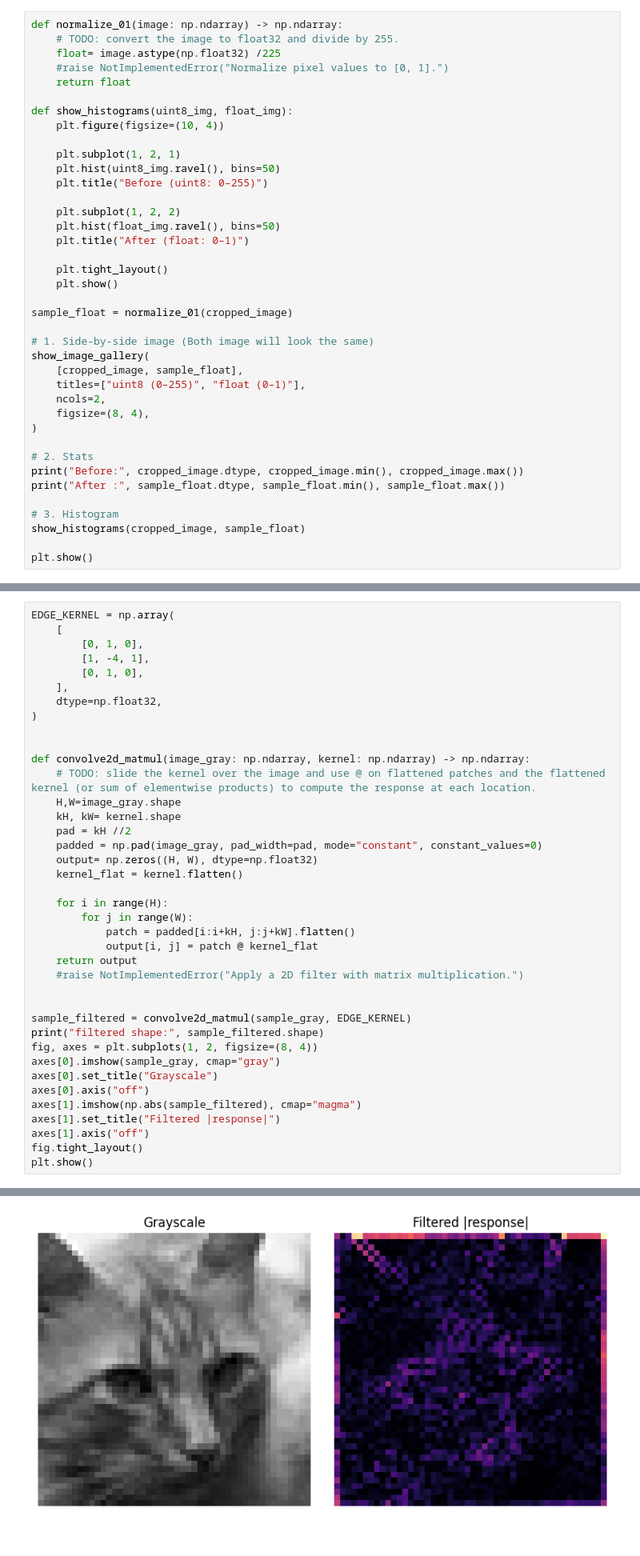
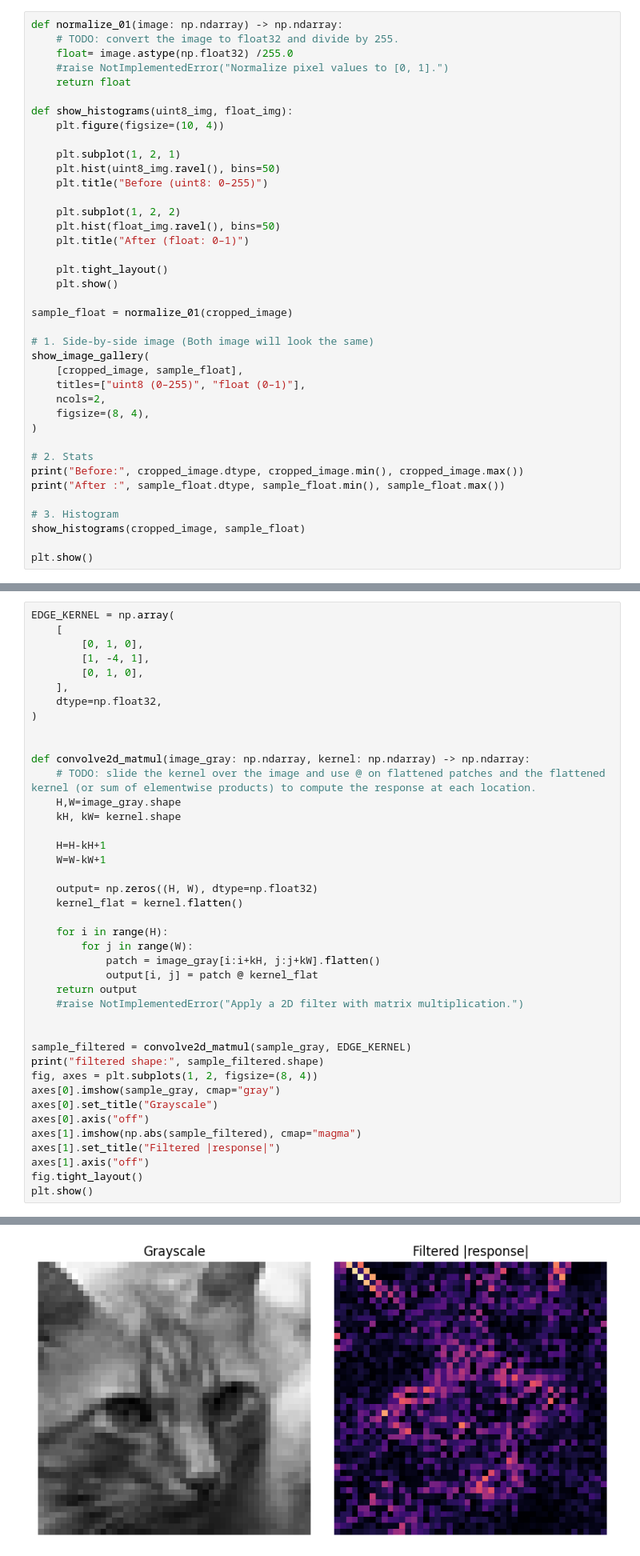
Before and after one commit to vgu-dsai-2026/lab-1-numpy-snoopdogdollar-2, a Jupyter notebook: notebook.ipynb, the cells around one changed output, grey strips where cells are left out. Shown at 80% size. Cells and saved outputs as stored; diff of their text form.

```diff
--- a/notebook.ipynb
+++ b/notebook.ipynb
@@ -241,7 +241,7 @@ Convert the cropped RGB image from unsigned integers into `float32` values in th
 # %%
 def normalize_01(image: np.ndarray) -> np.ndarray:
     # TODO: convert the image to float32 and divide by 255.
-    float= image.astype(np.float32) /225
+    float= image.astype(np.float32) /255.0
     #raise NotImplementedError("Normalize pixel values to [0, 1].")
     return float
 
@@ -365,14 +370,16 @@ def convolve2d_matmul(image_gray: np.ndarray, kernel: np.ndarray) -> np.ndarray:
     # TODO: slide the kernel over the image and use @ on flattened patches and the flattened kernel (or sum of elementwise products) to compute the response at each location.
     H,W=image_gray.shape
     kH, kW= kernel.shape
-    pad = kH //2
-    padded = np.pad(image_gray, pad_width=pad, mode="constant", constant_values=0)
+
+    H=H-kH+1
+    W=W-kW+1
+
     output= np.zeros((H, W), dtype=np.float32)
     kernel_flat = kernel.flatten()
 
     for i in range(H):
         for j in range(W):
-            patch = padded[i:i+kH, j:j+kW].flatten()
+            patch = image_gray[i:i+kH, j:j+kW].flatten()
             output[i, j] = patch @ kernel_flat
     return output
     #raise NotImplementedError("Apply a 2D filter with matrix multiplication.")
@@ -394,4 +401,4 @@ filtered shape: (48, 48)
-[figure, old version]
+[figure, new version]
 # %% [markdown]
 ## Question 8: Flatten one image into one vector
 
```
Also changed, not shown: parts of 7 cells of this notebook, 1 other file.
